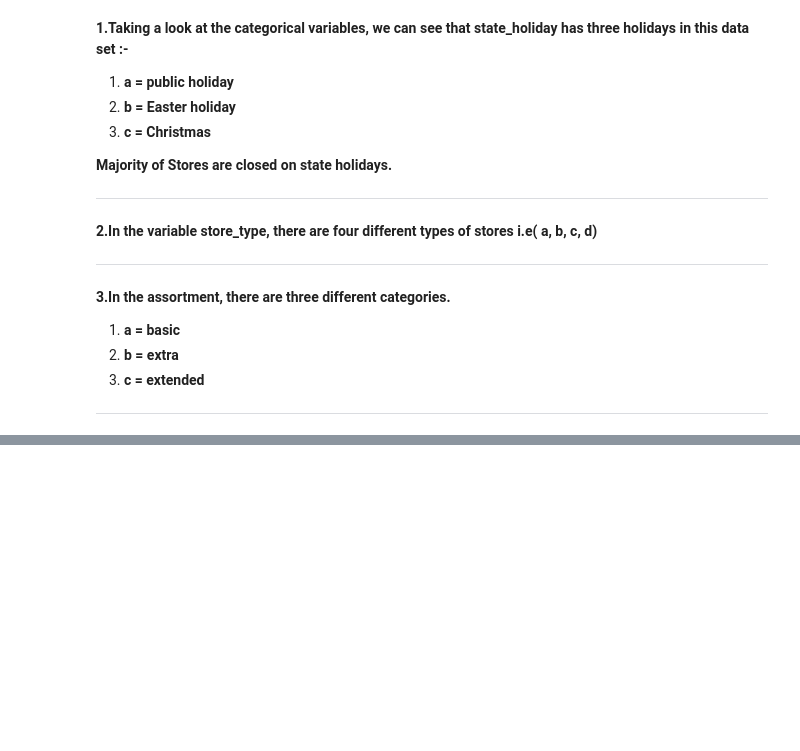
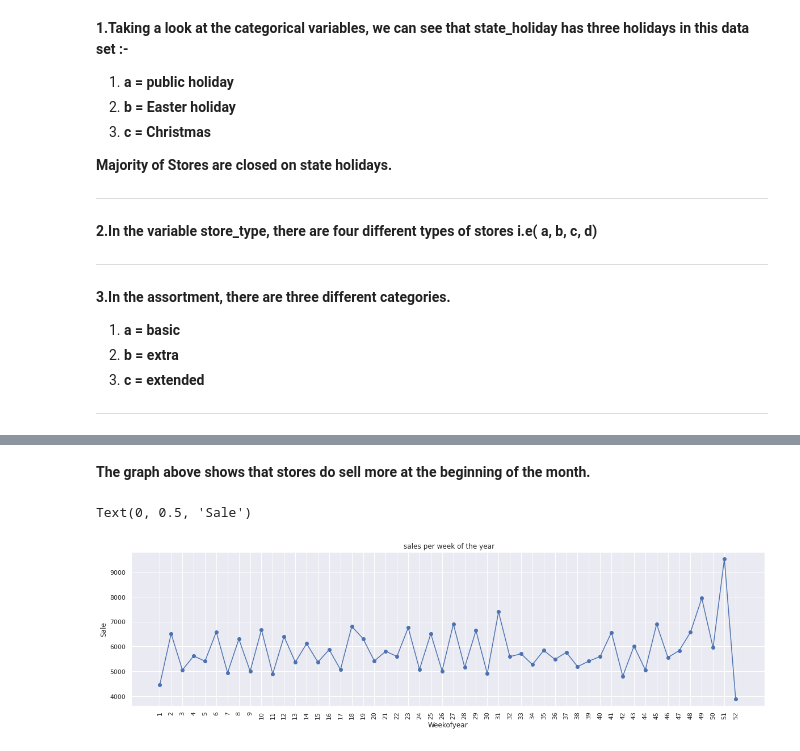
Before and after one commit to priyankashinde-DS/Rossmann_sales_prediction, a Jupyter notebook: ML(Supervised)_Rossmann_Sales_Prediction_Capstone_Project.ipynb, the cells around one changed output, grey strips where cells are left out. Drawn from its saved outputs; the diff is of its cells as text; code cells hidden in the pictures; blank space fills up the shorter version.

```diff
--- a/ML(Supervised)_Rossmann_Sales_Prediction_Capstone_Project.ipynb
+++ b/ML(Supervised)_Rossmann_Sales_Prediction_Capstone_Project.ipynb
@@ -428,0 +449,9 @@ sns.countplot(store_sale_data['Assortment'])
+# %% [markdown]
+**The graph above shows that stores do sell more at the beginning of the month.**
+# %%
+store_sale_data.groupby('Weekofyear')['Sales'].median().plot(figsize=(20,5), xticks=np.arange(1,53), rot=90,marker='o')
+plt.title(' sales per week of the year')
+plt.ylabel('Sale')
+# %% [output]
+Text(0, 0.5, 'Sale')
+[figure, added]
```
Also changed, not shown: parts of 16 cells of this notebook.
